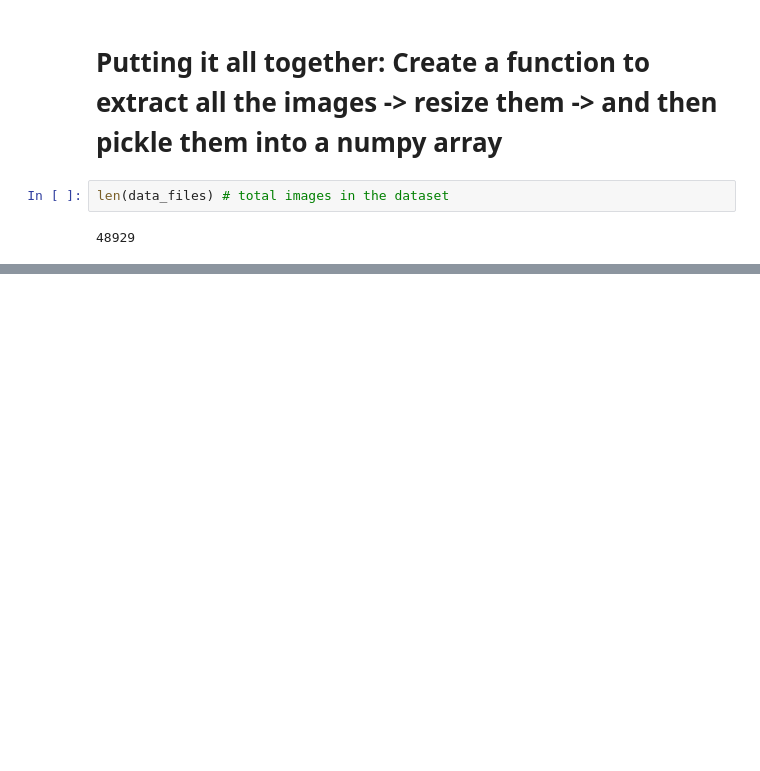
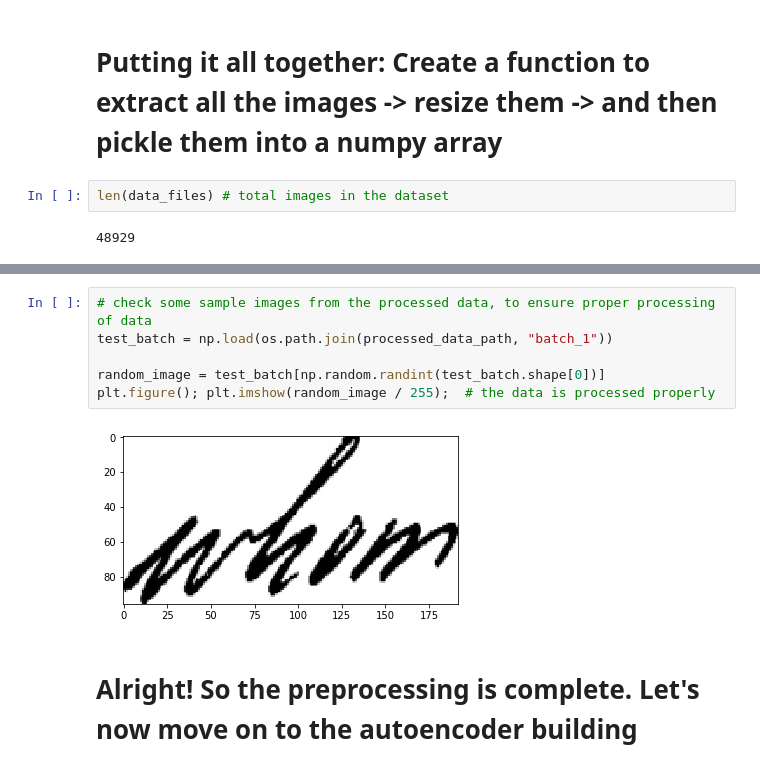
Before and after one commit to akanimax/SVC2004-deep-learning, a Jupyter notebook: Scripts/Preprocessing.ipynb, the cells around one changed output, grey strips where cells are left out. Cells and saved outputs as stored; diff of their text form; blank space fills up the shorter version.

```diff
--- a/Scripts/Preprocessing.ipynb
+++ b/Scripts/Preprocessing.ipynb
@@ -185,0 +191,10 @@ Completed 5000 images...
+# %%
+# check some sample images from the processed data, to ensure proper processing of data
+test_batch = np.load(os.path.join(processed_data_path, "batch_1"))
+
+random_image = test_batch[np.random.randint(test_batch.shape[0])]
+plt.figure(); plt.imshow(random_image / 255);  # the data is processed properly
+# %% [output]
+[figure, added]
+# %% [markdown]
+# Alright! So the preprocessing is complete. Let's now move on to the autoencoder building
```
Also changed, not shown: parts of 7 cells of this notebook, 19 other files.
